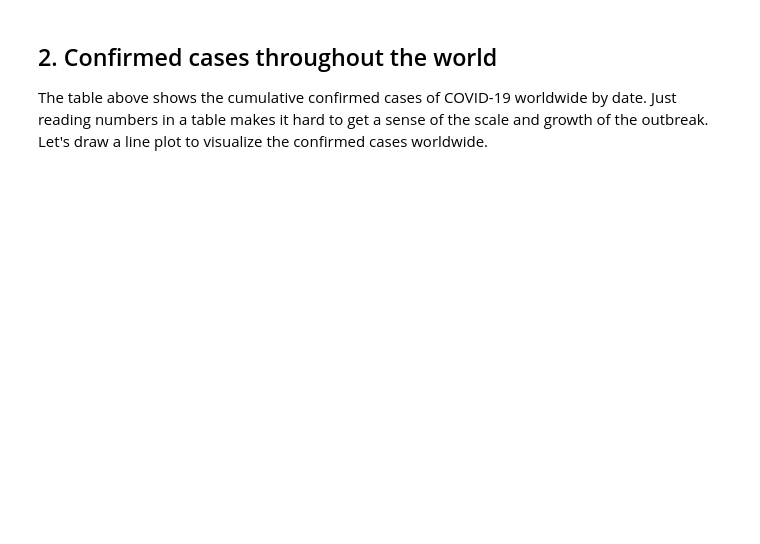
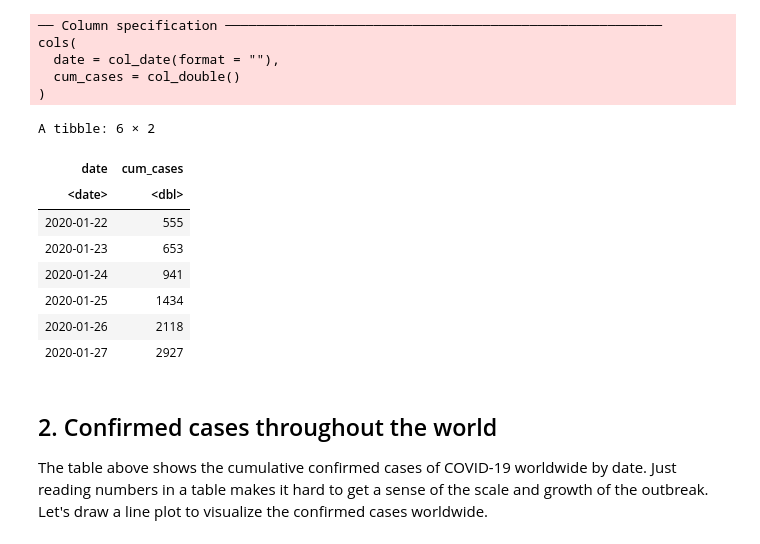
Before and after one commit to arsano/Practice-DataProject, a Jupyter notebook: Visualizing COVID-19/notebook.ipynb, the cells around one changed output. Saved outputs shown, nothing was run; the diff lists cells and outputs as text; code cells hidden in the pictures; blank space fills up the shorter version.

```diff
--- a/Visualizing COVID-19/notebook.ipynb
+++ b/Visualizing COVID-19/notebook.ipynb
@@ -9,14 +9,29 @@
 # %%
 # Load the readr, ggplot2, and dplyr packages
 library(readr)
-library(ggplot)
+library(ggplot2)
 library(dplyr)
 
 # Read datasets/confirmed_cases_worldwide.csv into confirmed_cases_worldwide
-confirmed_cases_worldwide <- ....
+confirmed_cases_worldwide <- read_csv("./datasets/confirmed_cases_worldwide.csv")
 
 # See the result
-confirmed_cases_worldwide
+head(confirmed_cases_worldwide)
+# %% [output]
+── Column specification ────────────────────────────────────────────────────────
+cols(
+  date = col_date(format = ""),
+  cum_cases = col_double()
+)
+A tibble: 6 × 2
+| date | cum_cases |
+| <date> | <dbl> |
+| 2020-01-22 | 555 |
+| 2020-01-23 | 653 |
+| 2020-01-24 | 941 |
+| 2020-01-25 | 1434 |
+| 2020-01-26 | 2118 |
+| 2020-01-27 | 2927 |
 # %% [markdown]
 ## 2. Confirmed cases throughout the world
 <p>The table above shows the cumulative confirmed cases of COVID-19 worldwide by date. Just reading numbers in a table makes it hard to get a sense of the scale and growth of the outbreak. Let's draw a line plot to visualize the confirmed cases worldwide.</p>
```
Also changed, not shown: parts of 8 cells of this notebook.
